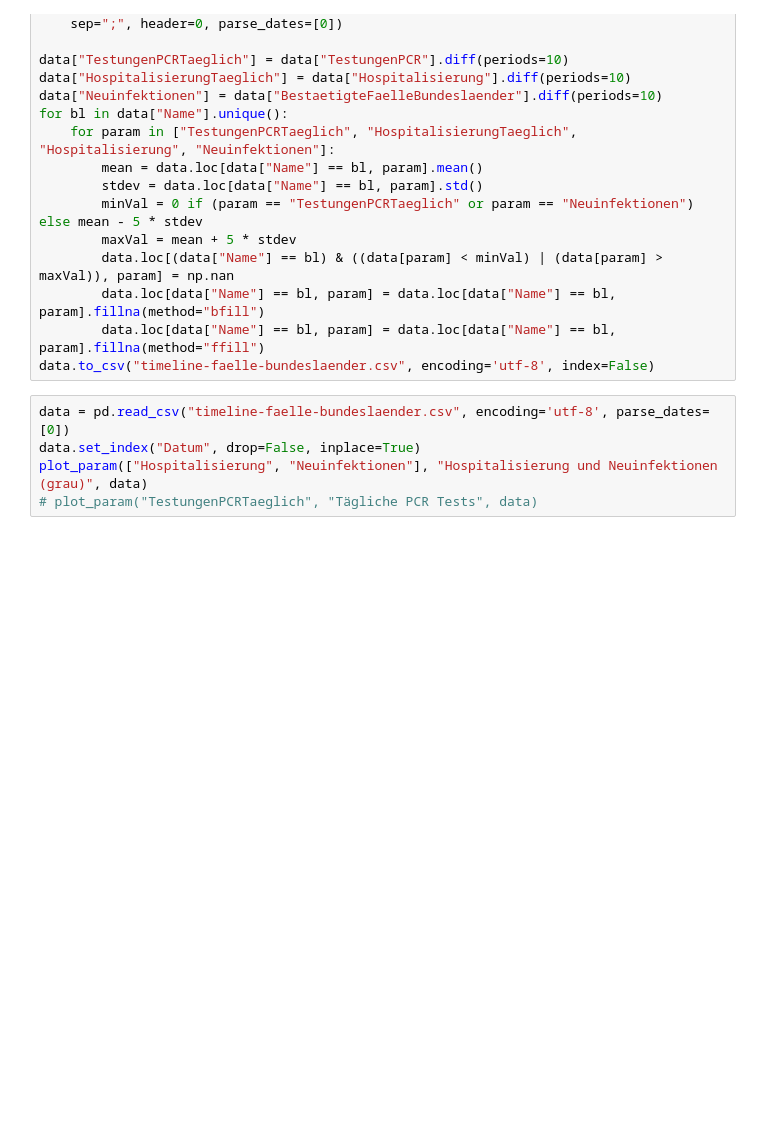
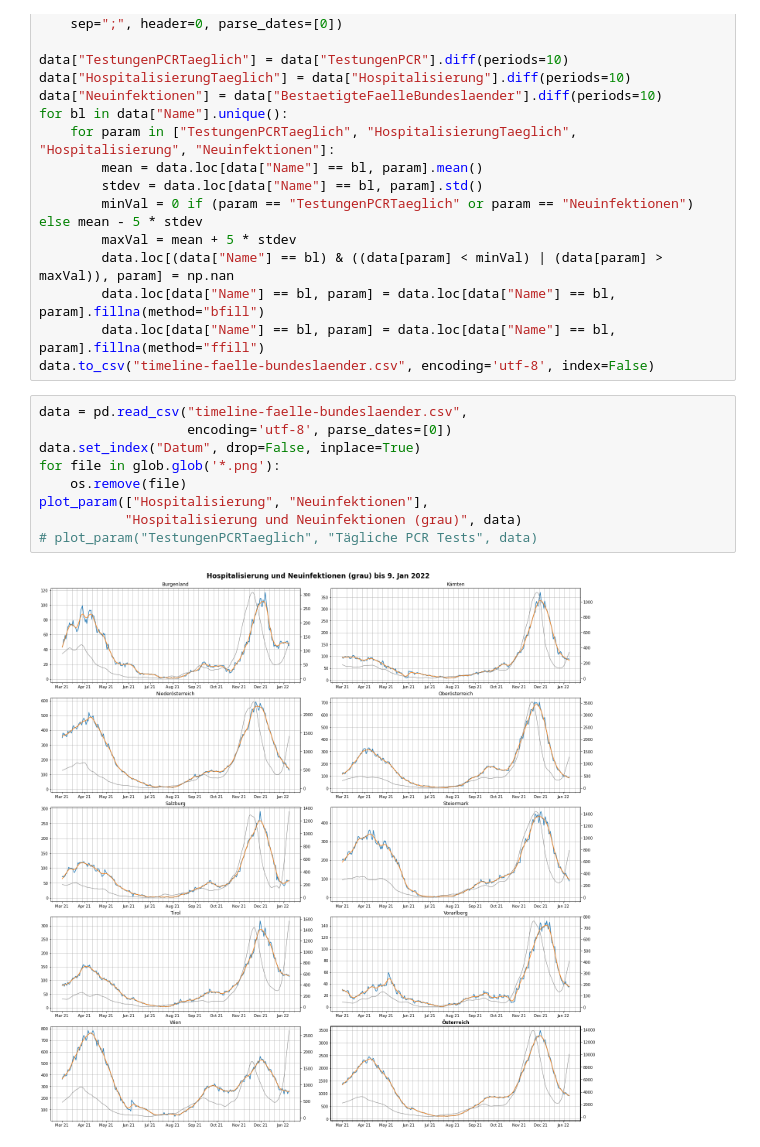
Before and after one commit to schletz/Pos5xhif, a Jupyter notebook: CovidAuswertung/covid_auswertung.ipynb, the cells around one changed output. Saved outputs shown, nothing was run; the diff lists cells and outputs as text; blank space fills up the shorter version.

```diff
--- a/CovidAuswertung/covid_auswertung.ipynb
+++ b/CovidAuswertung/covid_auswertung.ipynb
@@ -75,7 +75,13 @@ for bl in data["Name"].unique():
         data.loc[data["Name"] == bl, param] = data.loc[data["Name"] == bl, param].fillna(method="ffill")
 data.to_csv("timeline-faelle-bundeslaender.csv", encoding='utf-8', index=False)
 # %%
-data = pd.read_csv("timeline-faelle-bundeslaender.csv", encoding='utf-8', parse_dates=[0])
+data = pd.read_csv("timeline-faelle-bundeslaender.csv",
+                   encoding='utf-8', parse_dates=[0])
 data.set_index("Datum", drop=False, inplace=True)
-plot_param(["Hospitalisierung", "Neuinfektionen"], "Hospitalisierung und Neuinfektionen (grau)", data)
+for file in glob.glob('*.png'):
+    os.remove(file)
+plot_param(["Hospitalisierung", "Neuinfektionen"],
+           "Hospitalisierung und Neuinfektionen (grau)", data)
 # plot_param("TestungenPCRTaeglich", "Tägliche PCR Tests", data)
+# %% [output]
+[figure, added]
```
Also changed, not shown: parts of 2 cells of this notebook, 2 other files.
